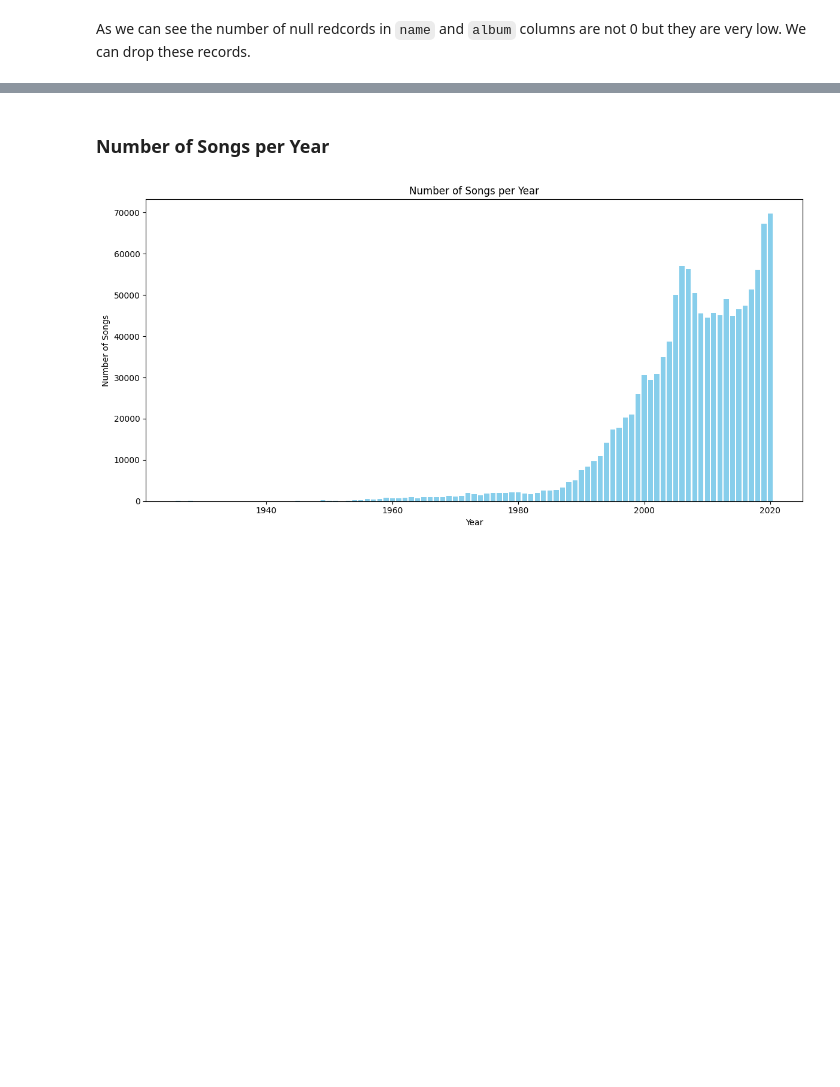
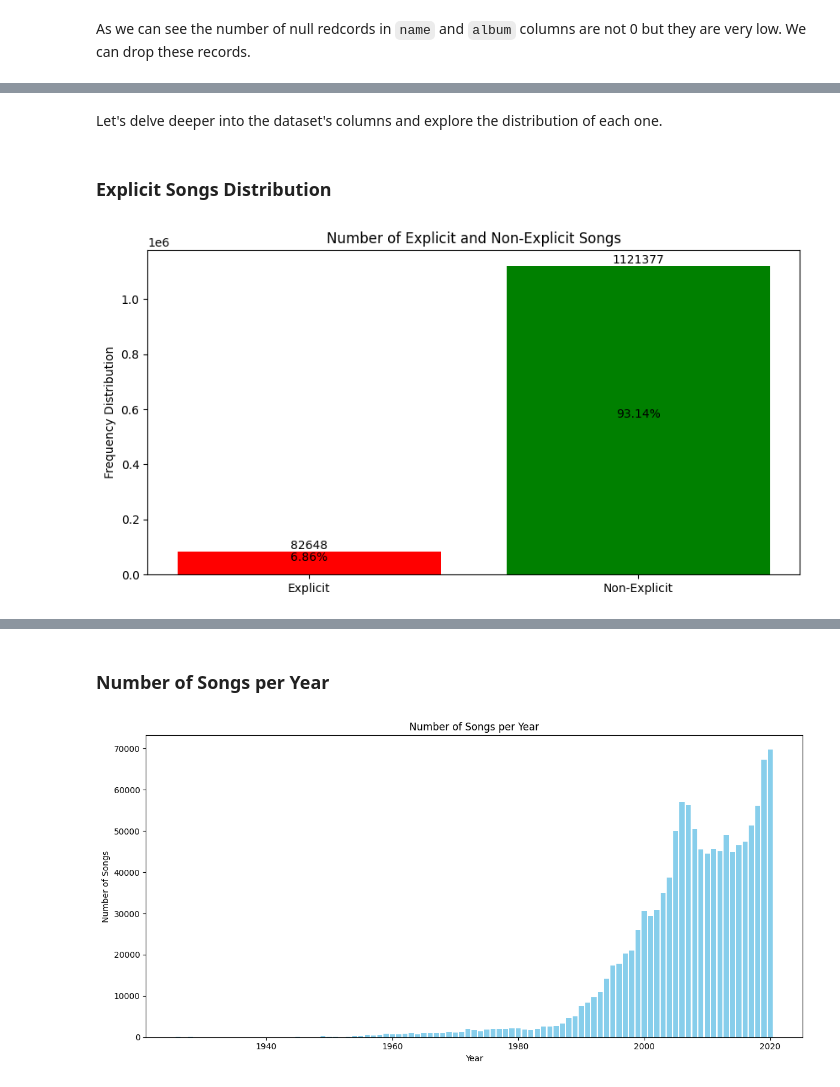
Before and after one commit to avamirm/Investigation-Using-PySpark, a Jupyter notebook: Spotify/spotify.ipynb, the cells around one changed output, grey strips where cells are left out. Cells and saved outputs as stored; diff of their text form; code cells hidden in the pictures; blank space fills up the shorter version.

```diff
--- a/Spotify/spotify.ipynb
+++ b/Spotify/spotify.ipynb
@@ -159,0 +175,22 @@ Column 'release_date': 0 null values
+# %% [markdown]
+Let's delve deeper into the dataset's columns and explore the distribution of each one.
+# %% [markdown]
+### Explicit Songs Distribution
+# %%
+# Explicit distribution
+def explicit_song_distribution_plot():
+	plt.figure(figsize=(10, 5))
+	explicit = spotify_df.groupBy("explicit").count().collect()
+	colors = ['red' if row['explicit'] == 1 else 'green' for row in explicit]
+	plt.bar([0, 1], [row['count'] for row in explicit], color=colors)
+	plt.xticks([0, 1], ['Explicit', 'Non-Explicit'])
+	plt.ylabel('Frequency Distribution')
+	plt.title('Number of Explicit and Non-Explicit Songs')
+	for i in range(2):
+			plt.text(i, explicit[i][1], str(explicit[i][1]), ha="center", va="bottom")
+			plt.text(i, explicit[i][1] / 2, f"{explicit[i][1] / spotify_df.count() * 100:.2f}%", ha="center", va="bottom")
+	plt.show()
+
+explicit_song_distribution_plot()
+# %% [output]
+[figure, added]
```
Also changed, not shown: parts of 13 cells of this notebook.
